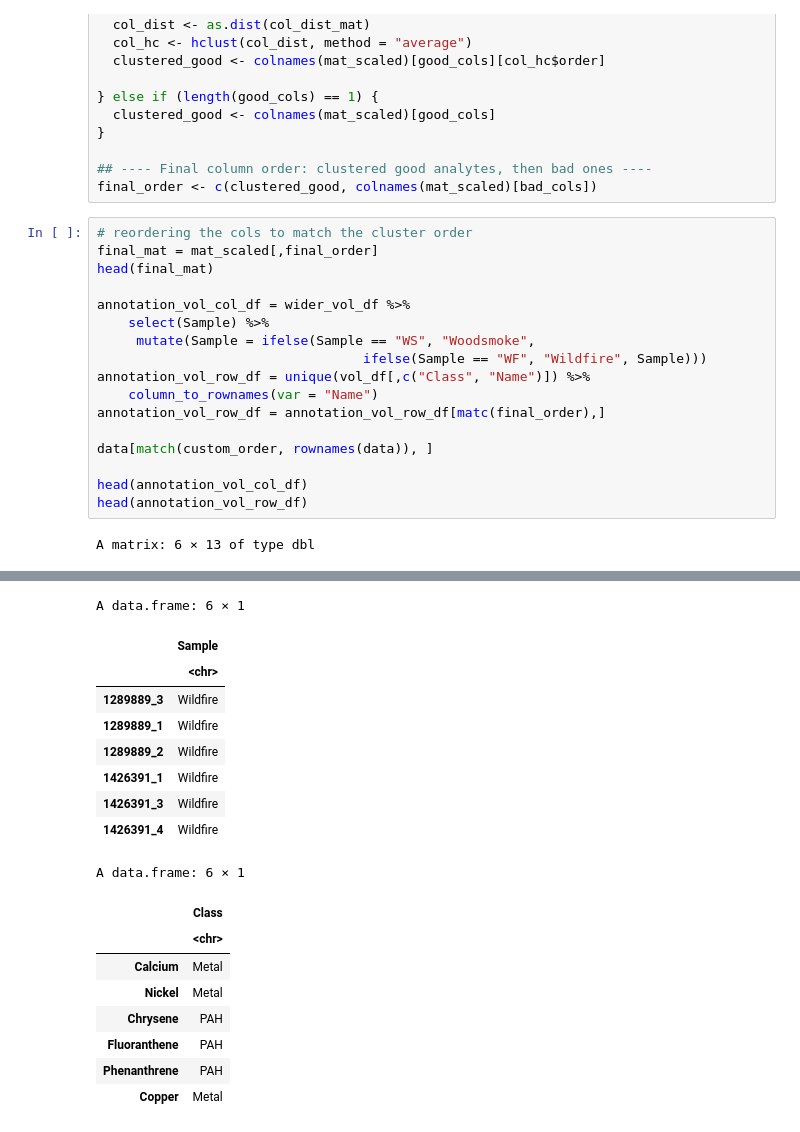
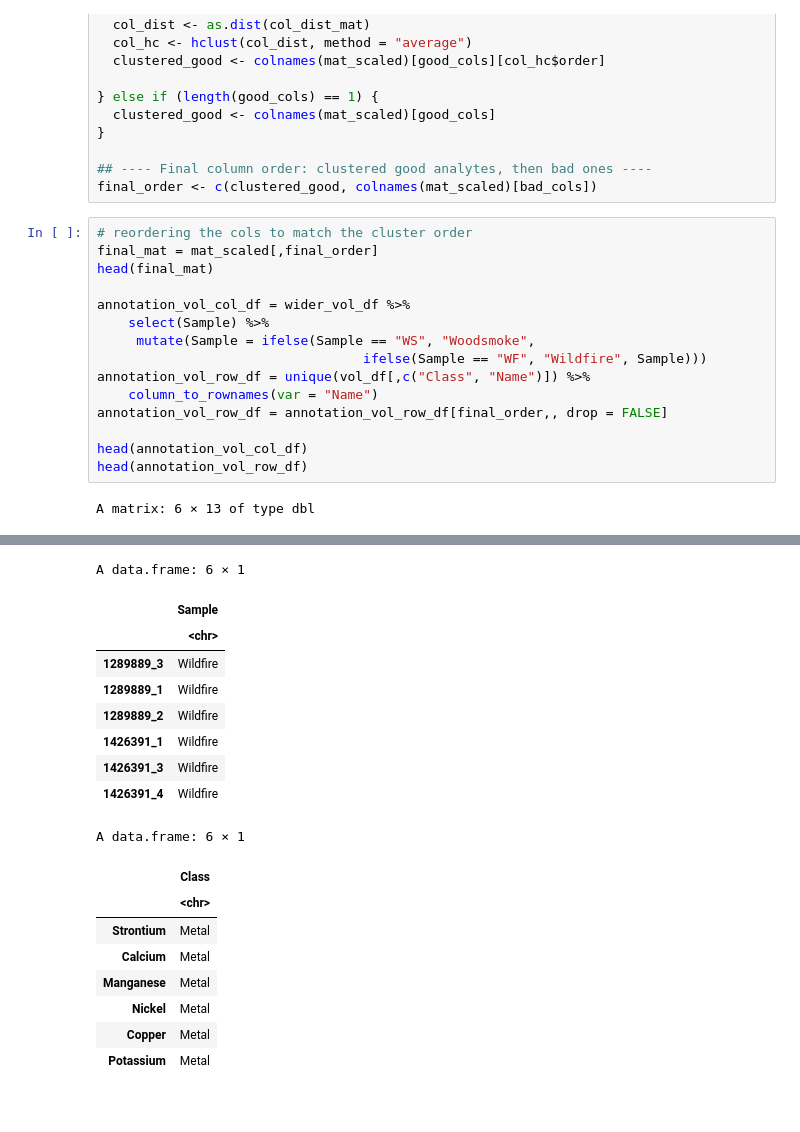
Before and after one commit to UNC-CEMALB/P1015.-Wildfire_Suffcient_Similiarity, a Jupyter notebook: 2. Cluster Analysis/PCoA.ipynb, the cells around one changed output, grey strips where cells are left out. Saved outputs shown, nothing was run; the diff lists cells and outputs as text.

```diff
--- a/2. Cluster Analysis/PCoA.ipynb
+++ b/2. Cluster Analysis/PCoA.ipynb
@@ -681,39 +681,37 @@ head(final_mat)
 annotation_vol_col_df = wider_vol_df %>%
     select(Sample) %>%
      mutate(Sample = ifelse(Sample == "WS", "Woodsmoke",
                                   ifelse(Sample == "WF", "Wildfire", Sample)))
 annotation_vol_row_df = unique(vol_df[,c("Class", "Name")]) %>%
     column_to_rownames(var = "Name")
-annotation_vol_row_df = annotation_vol_row_df[matc(final_order),]
-
-data[match(custom_order, rownames(data)), ]
+annotation_vol_row_df = annotation_vol_row_df[final_order,, drop = FALSE]
 
 head(annotation_vol_col_df)
 head(annotation_vol_row_df)
 # %% [output]
 A matrix: 6 × 13 of type dbl
 |  | Strontium | Calcium | Manganese | Nickel | Copper | Potassium | Zinc | Iron | Phenanthrene | ... |
 | 1289889_3 | NA | -1.459639 | -2.350044 | -1.842839 | -0.3512802 | -1.931819 | NA | -1.902409 | -0.61936632 | ... |
 | 1289889_1 | NA | -2.705319 | -1.822390 | -1.791570 | -0.5665714 | -1.896873 | NA | -1.083761 | -0.60311977 | ... |
 | 1289889_2 | NA | -2.705319 | -2.086112 | -1.927833 | -1.0790294 | -1.941181 | NA | -1.423466 | -0.61495901 | ... |
 | 1426391_1 | NA | NA | NA | NA | NA | NA | NA | NA | -0.01164601 | ... |
 | 1426391_3 | NA | NA | NA | NA | NA | NA | NA | NA | -0.41994925 | ... |
 | 1426391_4 | NA | NA | NA | NA | NA | NA | NA | NA | -0.39134173 | ... |
 A data.frame: 6 × 1
 |  | Sample |
 |  | <chr> |
 | 1289889_3 | Wildfire |
 | 1289889_1 | Wildfire |
 | 1289889_2 | Wildfire |
 | 1426391_1 | Wildfire |
 | 1426391_3 | Wildfire |
 | 1426391_4 | Wildfire |
 A data.frame: 6 × 1
 |  | Class |
 |  | <chr> |
+| Strontium | Metal |
 | Calcium | Metal |
+| Manganese | Metal |
 | Nickel | Metal |
-| Chrysene | PAH |
-| Fluoranthene | PAH |
-| Phenanthrene | PAH |
 | Copper | Metal |
+| Potassium | Metal |
```
Also changed, not shown: parts of 2 cells of this notebook.
